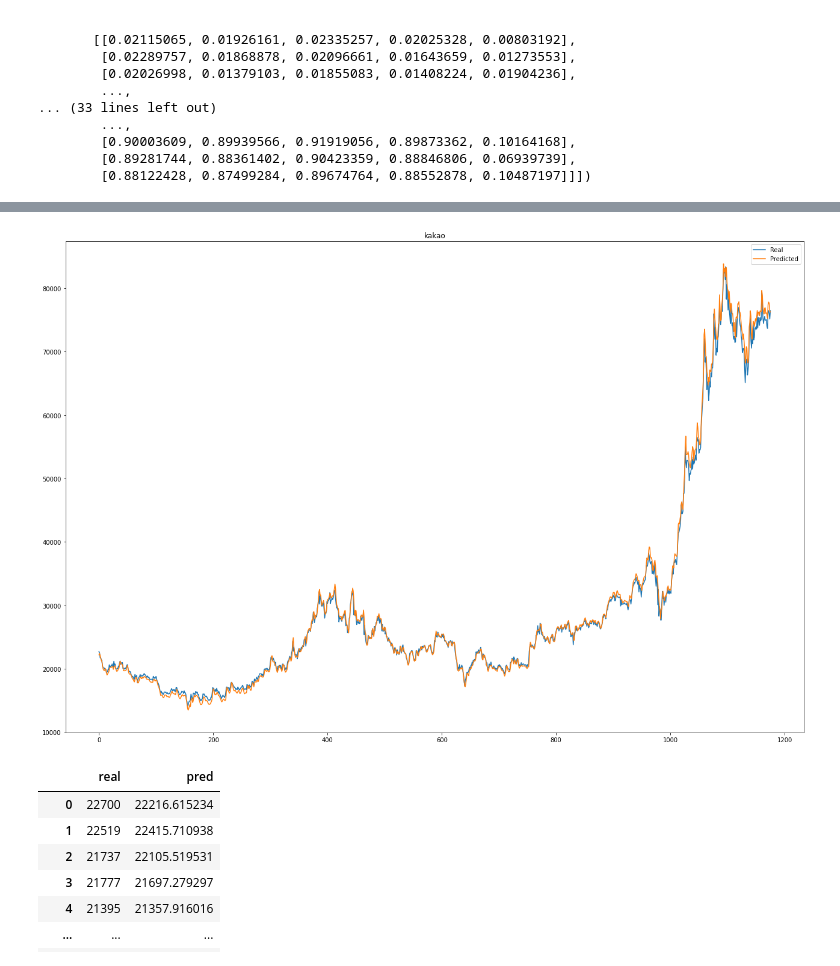
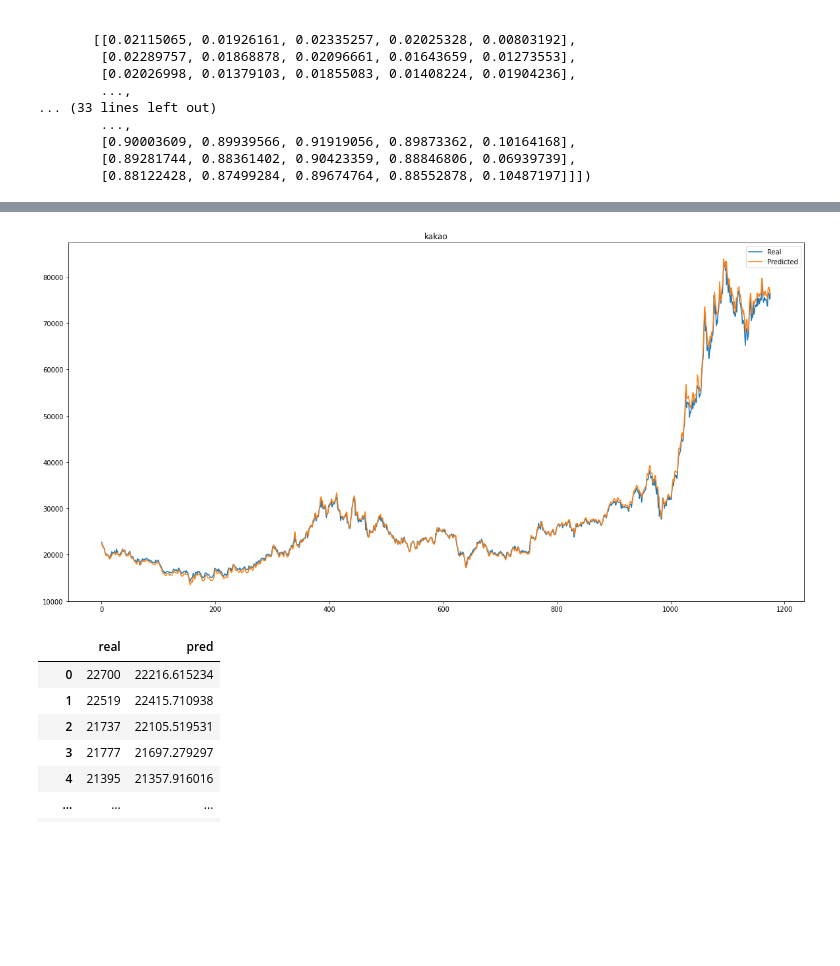
Before and after one commit to JunilMin/project4, a Jupyter notebook: ai_06_project4_민준일.ipynb, the cells around one changed output, grey strips where cells are left out. Cells and saved outputs as stored; diff of their text form; code cells hidden in the pictures; blank space fills up the shorter version.

```diff
--- a/ai_06_project4_민준일.ipynb
+++ b/ai_06_project4_민준일.ipynb
@@ -57,7 +57,7 @@ tf.__version__, keras.__version__
 # %% [output]
 ('2.7.0', '2.7.0')
 # %%
-def call_dataset(ticker = '035720', stt = '2016-01-01', end = '2021-01-01', history_points = 50):
+def cda(ticker = '035720', stt = '2016-01-01', end = '2021-01-01', history_points = 50):
     data = fdr.DataReader(ticker, stt, end)
     data = data.iloc[:,0:-1]
     print('data: ', data.shape)
@@ -66,9 +66,9 @@ def call_dataset(ticker = '035720', stt = '2016-01-01', end = '2021-01-01', hist
     data_normalized = data_normalizer.fit_transform(data)
     print('data_normalized: ', data_normalized.shape)
 
-    df_histories_normalized = np.array([data_normalized[i:i + history_points].copy() for i in range(len(data_normalized) - history_points)]) # ohlcv를 가지고 오되, 관찰일수 만큼 누적해서 쌓는다. (열방향으로)
+    df_stock_normalized = np.array([data_normalized[i:i + history_points].copy() for i in range(len(data_normalized) - history_points)]) # ohlcv를 가지고 오되, 관찰일수 만큼 누적해서 쌓는다. (열방향으로)
 
-    print('df_histories_normalized: ', df_histories_normalized.shape)
+    print('df_stock_normalized: ', df_stock_normalized.shape)
 
     next_day_open_values_normalized = np.array([data_normalized[:, 0][i + history_points].copy() for i in range(len(data_normalized) - history_points)])
     next_day_open_values_normalized = np.expand_dims(next_day_open_values_normalized, -1)
@@ -79,7 +79,7 @@ def call_dataset(ticker = '035720', stt = '2016-01-01', end = '2021-01-01', hist
     y_normalizer = preprocessing.MinMaxScaler()
     y_normalizer.fit(next_day_open_values)
 
-    def calc_ema(values, time_period):
+    def vt(values, time_period):
         sma = np.mean(values[:, 3])
         ema_values = [sma]
         k = 2 / (1 + time_period)
@@ -89,9 +89,9 @@ def call_dataset(ticker = '035720', stt = '2016-01-01', end = '2021-01-01', hist
         return ema_values[-1]
 
     technical_indicators = []
-    for his in df_histories_normalized:
+    for his in df_stock_normalized:
         sma = np.mean(his[:, 3])
-        macd = calc_ema(his, 12) - calc_ema(his, 26)
+        macd = vt(his, 12) - vt(his, 26)
         technical_indicators.append(np.array([sma]))
     technical_indicators = np.array(technical_indicators)
     tech_ind_scaler = preprocessing.MinMaxScaler()
@@ -100,24 +100,24 @@ def call_dataset(ticker = '035720', stt = '2016-01-01', end = '2021-01-01', hist
     tech_ind_scaler = preprocessing.MinMaxScaler()
     technical_indicators_normalized = tech_ind_scaler.fit_transform(technical_indicators)
 
-    assert df_histories_normalized.shape[0] == next_day_open_values_normalized.shape[0] == technical_indicators_normalized.shape[0]
+    assert df_stock_normalized.shape[0] == next_day_open_values_normalized.shape[0] == technical_indicators_normalized.shape[0]
 
-    print('df_histories_normalized.shape[0]: ', df_histories_normalized.shape[0])
+    print('df_stock_normalized.shape[0]: ', df_stock_normalized.shape[0])
 
-    return df_histories_normalized, technical_indicators_normalized, next_day_open_values_normalized, next_day_open_values, y_normalizer
+    return df_stock_normalized, technical_indicators_normalized, next_day_open_values_normalized, next_day_open_values, y_normalizer
 # %%
 history_points = 50
 ticker = '035720' # 카카오 데이터명
 np.random.seed(44)
 tensorflow.random.set_seed(44)
-df_histories, _, next_day_open_values, unscaled_y, y_normaliser = call_dataset(ticker=ticker)
+df_stock, _, next_day_open_values, unscaled_y, y_normaliser = cda(ticker=ticker)
 train_r = 0.8
-n = int(df_histories.shape[0] * train_r)
-df_train = df_histories[-n:-1]
+n = int(df_stock.shape[0] * train_r)
+df_train = df_stock[-n:-1]
 y_train = next_day_open_values[-n:-1]
-df_test = df_histories[:df_histories.shape[0]-n]
-y_test = next_day_open_values[:df_histories.shape[0]-n]
-unscaled_y_test = unscaled_y[:df_histories.shape[0]-n]
+df_test = df_stock[:df_stock.shape[0]-n]
+y_test = next_day_open_values[:df_stock.shape[0]-n]
+unscaled_y_test = unscaled_y[:df_stock.shape[0]-n]
 
 print('훈련데이터: ', df_train.shape)
 print('테스트데이터: ',df_test.shape)
@@ -163,7 +163,7 @@ model.compile(optimizer=adam, loss='mse')
 model.fit(x=df_train, y=y_train, batch_size=40, epochs=100, shuffle=True, validation_split=0.1)
 y_test_predicted = model.predict(df_test)
 y_test_predicted = y_normaliser.inverse_transform(y_test_predicted)
-y_predicted = model.predict(df_histories)
+y_predicted = model.predict(df_stock)
 y_predicted = y_normaliser.inverse_transform(y_predicted)
 assert unscaled_y_test.shape == y_test_predicted.shape
 real_mse = np.mean(np.square(unscaled_y_test - y_test_predicted))
@@ -190,15 +190,15 @@ Epoch 100/100
 2823.0812615668606
 # %%
-plt.gcf().set_size_inches(22, 15, forward=True)
+plt.gcf().set_size_inches(20, 10, forward=True)
 start = 0
 end = -1
 real = plt.plot(unscaled_y[start:end], label='real')
 pred = plt.plot(y_predicted[start:end], label='predicted')
 plt.legend(['Real', 'Predicted'])
 plt.title('kakao')
 plt.show()
 # %% [output]
-[figure, old version]
+[figure, new version]
 # %%
 col_name = ['real', 'pred']
 real, pred = pd.DataFrame(unscaled_y[start:end]), pd.DataFrame(y_predicted[start:end])
```
Also changed, not shown: parts of 3 cells of this notebook.
